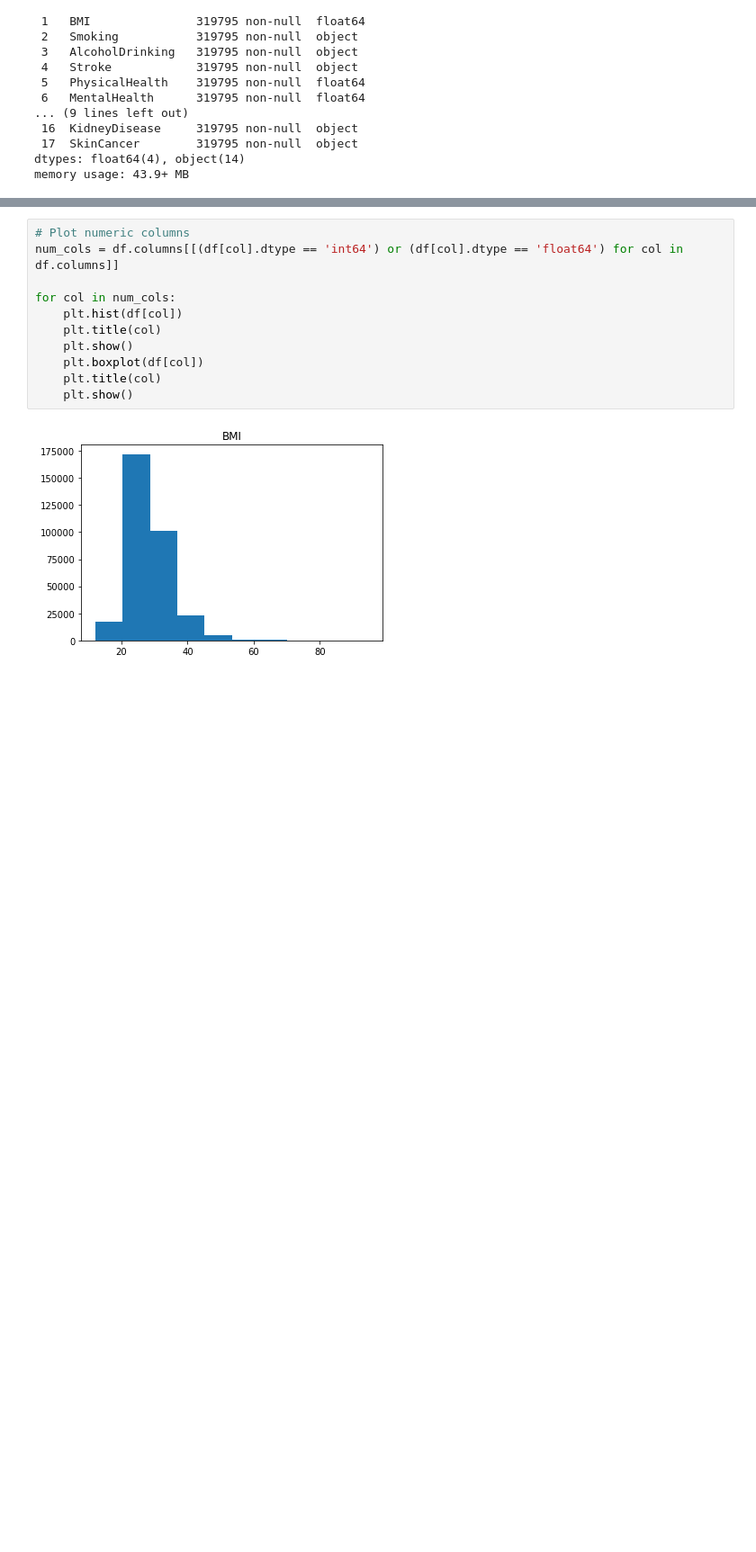
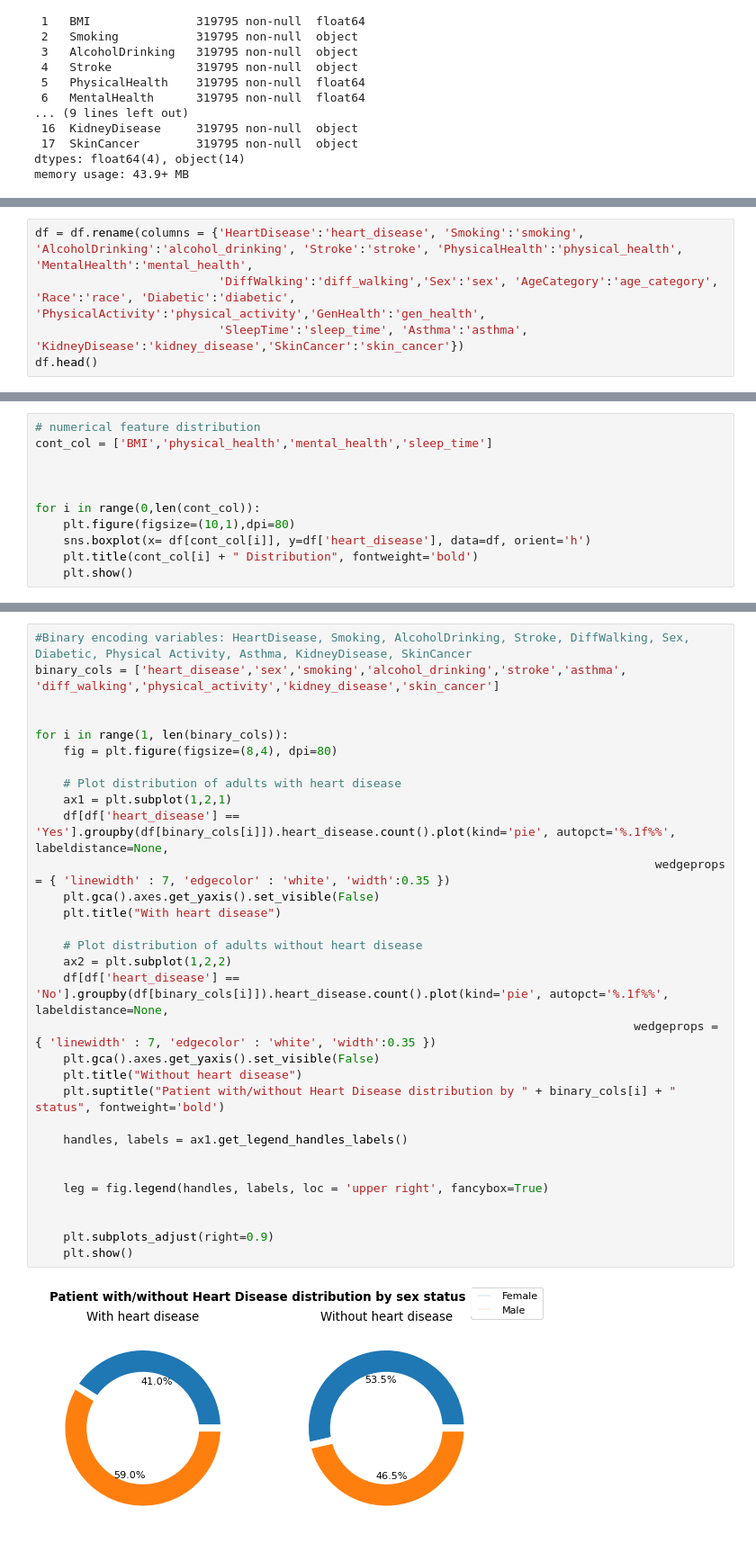
Before and after one commit to MatthewL09/heart-disease-project, a Jupyter notebook: heart_explore.ipynb, the cells around one changed output, grey strips where cells are left out. Shown at 90% size. Cells and saved outputs as stored; diff of their text form; blank space fills up the shorter version.

```diff
--- a/heart_explore.ipynb
+++ b/heart_explore.ipynb
@@ -79,0 +102,5 @@ memory usage: 43.9+ MB
+# %%
+df = df.rename(columns = {'HeartDisease':'heart_disease', 'Smoking':'smoking', 'AlcoholDrinking':'alcohol_drinking', 'Stroke':'stroke', 'PhysicalHealth':'physical_health', 'MentalHealth':'mental_health',
+                          'DiffWalking':'diff_walking','Sex':'sex', 'AgeCategory':'age_category', 'Race':'race', 'Diabetic':'diabetic', 'PhysicalActivity':'physical_activity','GenHealth':'gen_health',
+                          'SleepTime':'sleep_time', 'Asthma':'asthma', 'KidneyDisease':'kidney_disease','SkinCancer':'skin_cancer'})
+df.head()
@@ -111 +145,12 @@ Name: SkinCancer, dtype: float64
 --------------------------
+# %%
+# numerical feature distribution
+cont_col = ['BMI','physical_health','mental_health','sleep_time']
+
+
+
+for i in range(0,len(cont_col)):
+    plt.figure(figsize=(10,1),dpi=80)
+    sns.boxplot(x= df[cont_col[i]], y=df['heart_disease'], data=df, orient='h')
+    plt.title(cont_col[i] + " Distribution", fontweight='bold')
+    plt.show()
@@ -112,13 +167,33 @@ Name: SkinCancer, dtype: float64
 # %%
-# Plot numeric columns
-num_cols = df.columns[[(df[col].dtype == 'int64') or (df[col].dtype == 'float64') for col in df.columns]]
+#Binary encoding variables: HeartDisease, Smoking, AlcoholDrinking, Stroke, DiffWalking, Sex, Diabetic, Physical Activity, Asthma, KidneyDisease, SkinCancer
+binary_cols = ['heart_disease','sex','smoking','alcohol_drinking','stroke','asthma', 'diff_walking','physical_activity','kidney_disease','skin_cancer']
 
-for col in num_cols:
-    plt.hist(df[col])
-    plt.title(col)
+
+for i in range(1, len(binary_cols)):
+    fig = plt.figure(figsize=(8,4), dpi=80)
+
+    # Plot distribution of adults with heart disease
+    ax1 = plt.subplot(1,2,1)
+    df[df['heart_disease'] == 'Yes'].groupby(df[binary_cols[i]]).heart_disease.count().plot(kind='pie', autopct='%.1f%%', labeldistance=None,
+                                                                                        wedgeprops = { 'linewidth' : 7, 'edgecolor' : 'white', 'width':0.35 })
+    plt.gca().axes.get_yaxis().set_visible(False)
+    plt.title("With heart disease")
+
+    # Plot distribution of adults without heart disease
+    ax2 = plt.subplot(1,2,2)
+    df[df['heart_disease'] == 'No'].groupby(df[binary_cols[i]]).heart_disease.count().plot(kind='pie', autopct='%.1f%%', labeldistance=None,
+                                                                                     wedgeprops = { 'linewidth' : 7, 'edgecolor' : 'white', 'width':0.35 })
+    plt.gca().axes.get_yaxis().set_visible(False)
+    plt.title("Without heart disease")
+    plt.suptitle("Patient with/without Heart Disease distribution by " + binary_cols[i] + " status", fontweight='bold')
+
+    handles, labels = ax1.get_legend_handles_labels()
+
+
+    leg = fig.legend(handles, labels, loc = 'upper right', fancybox=True)
+
+
+    plt.subplots_adjust(right=0.9)
     plt.show()
-    plt.boxplot(df[col])
-    plt.title(col)
-    plt.show()
 # %% [output]
-[figure, old version]
+[figure, new version]
```
Also changed, not shown: parts of 49 cells of this notebook, 1 other file.
